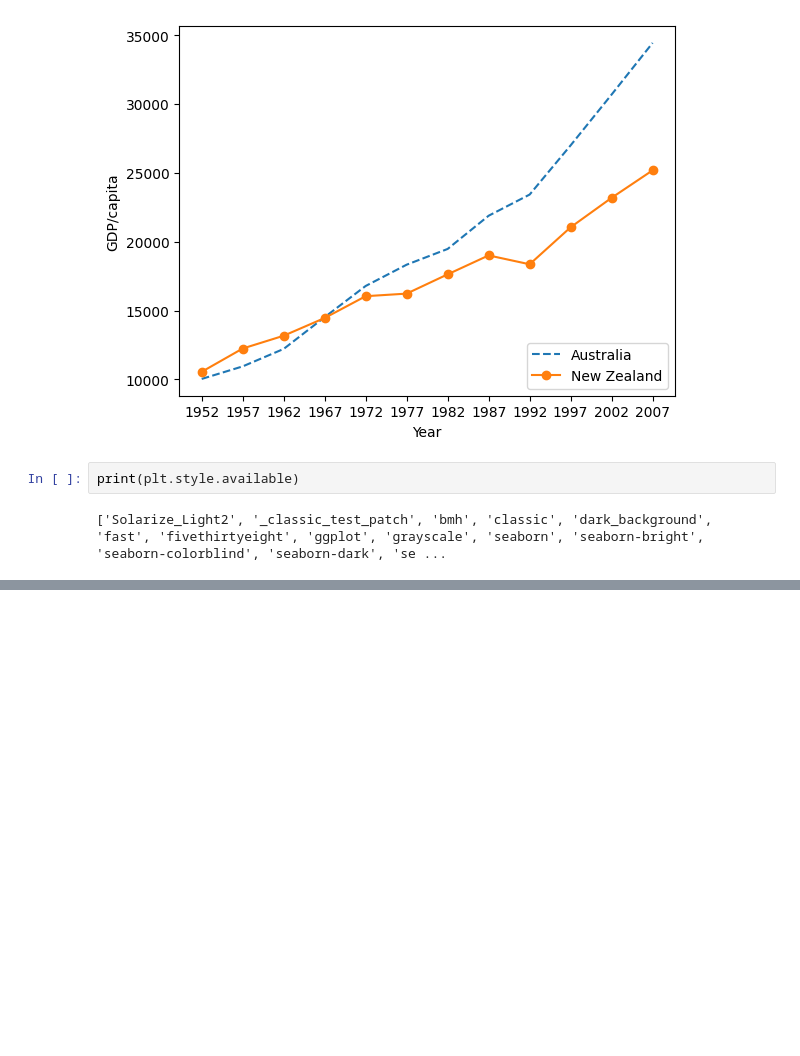
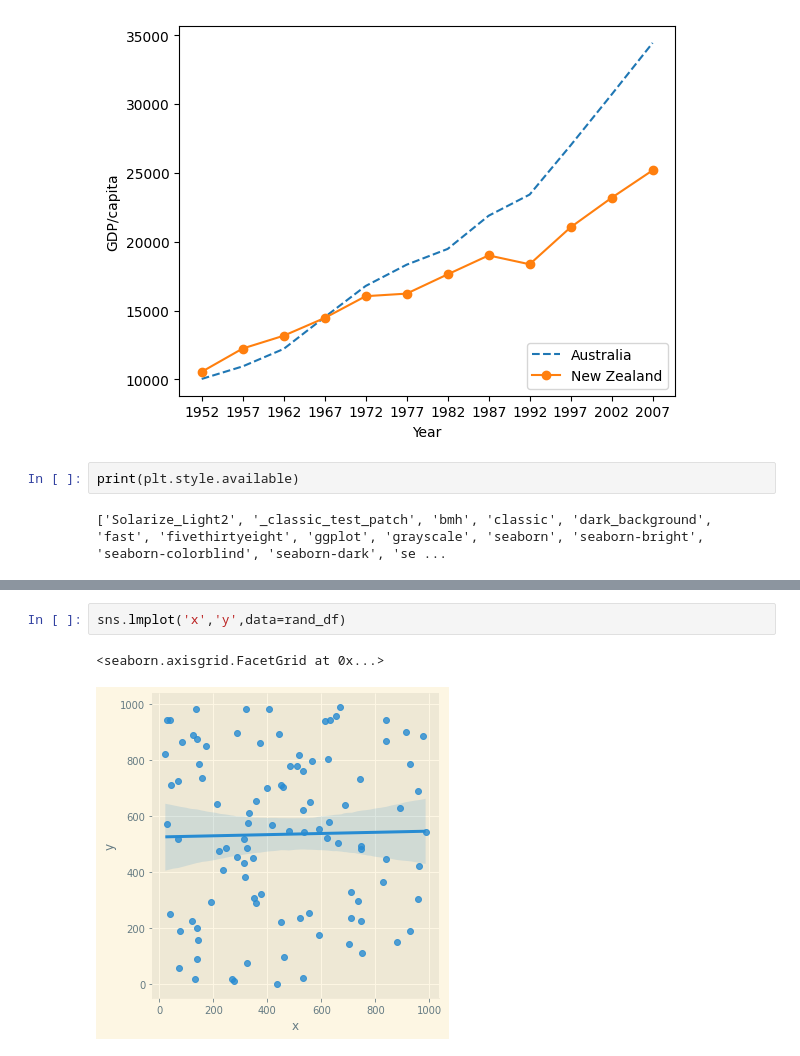
Before and after one commit to brewerlab/practcomp_2022, a Jupyter notebook: PracComp2022.ipynb, the cells around one changed output, grey strips where cells are left out. Saved outputs shown, nothing was run; the diff lists cells and outputs as text; blank space fills up the shorter version.

```diff
--- a/PracComp2022.ipynb
+++ b/PracComp2022.ipynb
@@ -613,0 +677,5 @@ print(plt.style.available)
+# %%
+sns.lmplot('x','y',data=rand_df)
+# %% [output]
+<seaborn.axisgrid.FacetGrid at 0x...>
+[figure, added]
```
Also changed, not shown: parts of 21 cells of this notebook.
